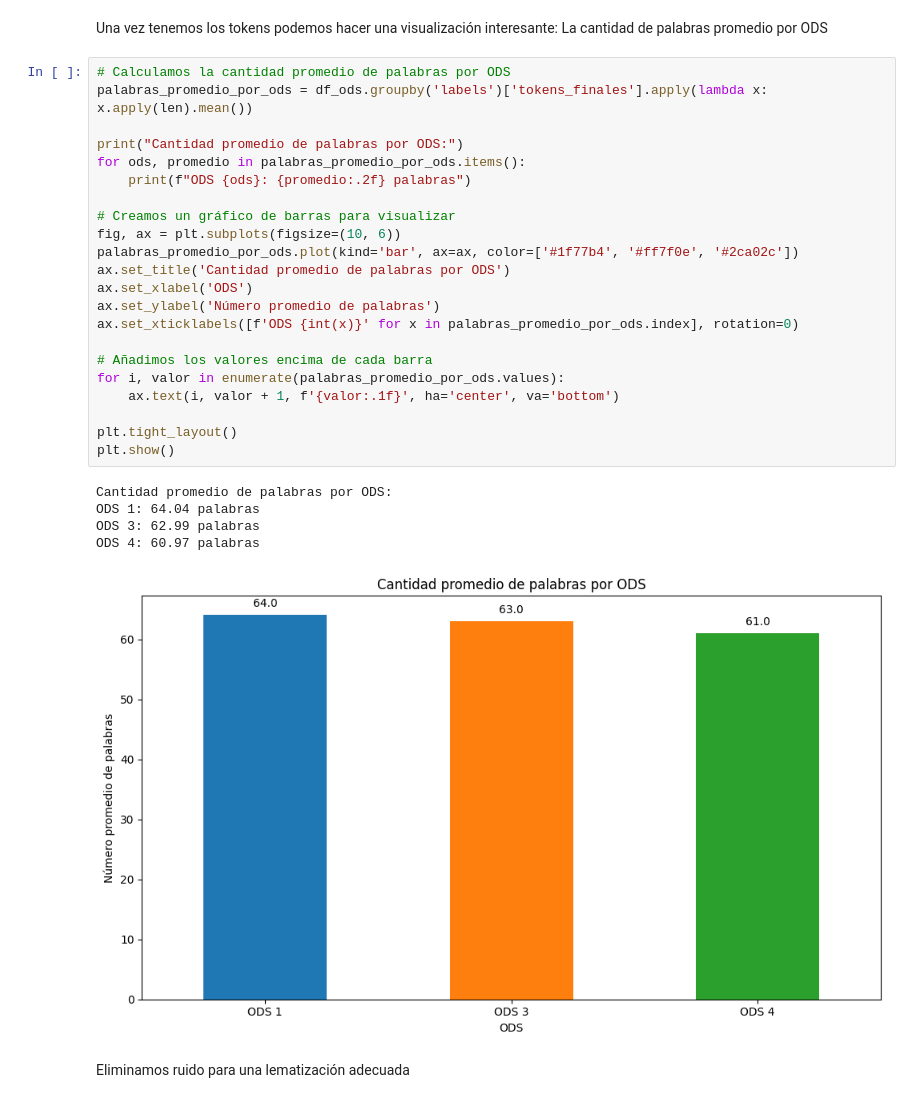
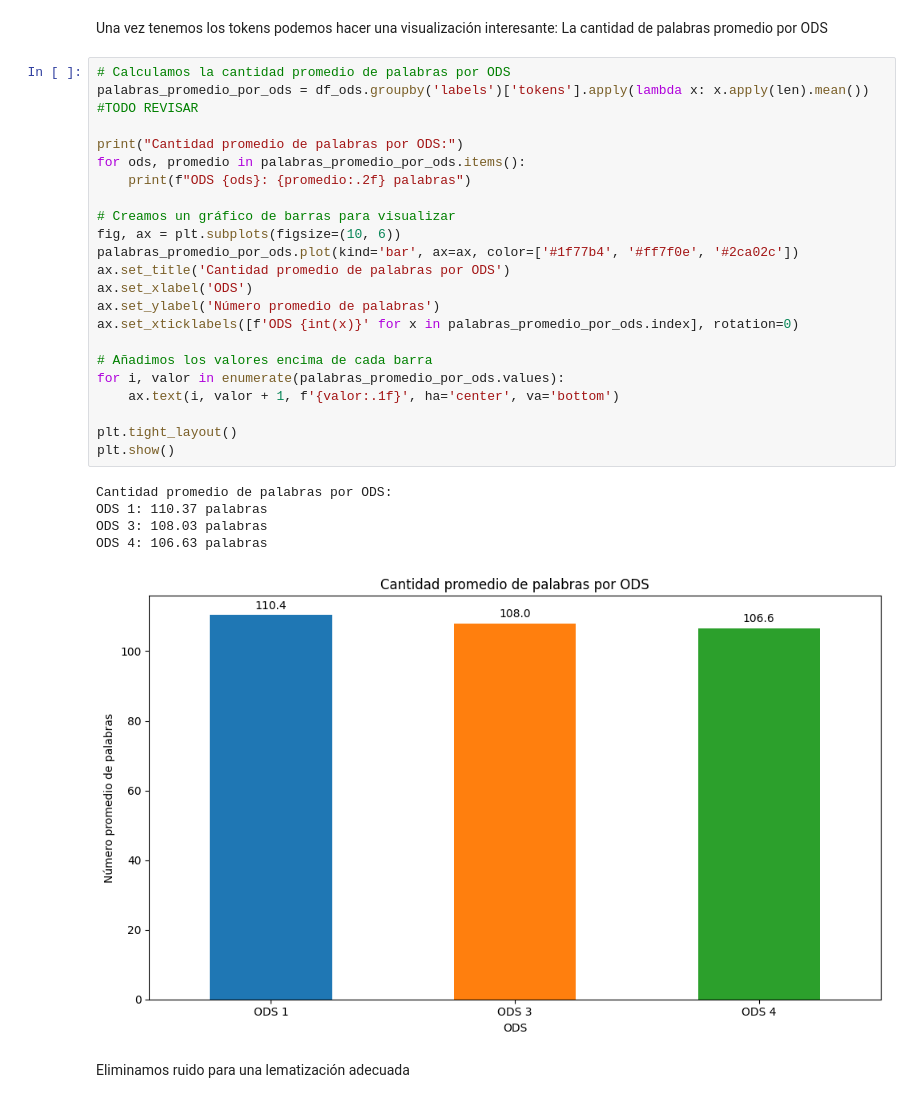
Before and after one commit to AnaHernandez20/Proyecto1E1-BI, a Jupyter notebook: Etapa1_ODS.ipynb, the cells around one changed output. Cells and saved outputs as stored; diff of their text form.

```diff
--- a/Etapa1_ODS.ipynb
+++ b/Etapa1_ODS.ipynb
@@ -324,32 +324,32 @@ df_ods[['textos', 'tokens']].head()
 Una vez tenemos los tokens podemos hacer una visualización interesante: La cantidad de palabras promedio por ODS
 # %%
 # Calculamos la cantidad promedio de palabras por ODS
-palabras_promedio_por_ods = df_ods.groupby('labels')['tokens_finales'].apply(lambda x: x.apply(len).mean())
+palabras_promedio_por_ods = df_ods.groupby('labels')['tokens'].apply(lambda x: x.apply(len).mean()) #TODO REVISAR
 
 print("Cantidad promedio de palabras por ODS:")
 for ods, promedio in palabras_promedio_por_ods.items():
     print(f"ODS {ods}: {promedio:.2f} palabras")
 
 # Creamos un gráfico de barras para visualizar
 fig, ax = plt.subplots(figsize=(10, 6))
 palabras_promedio_por_ods.plot(kind='bar', ax=ax, color=['#1f77b4', '#ff7f0e', '#2ca02c'])
 ax.set_title('Cantidad promedio de palabras por ODS')
 ax.set_xlabel('ODS')
 ax.set_ylabel('Número promedio de palabras')
 ax.set_xticklabels([f'ODS {int(x)}' for x in palabras_promedio_por_ods.index], rotation=0)
 
 # Añadimos los valores encima de cada barra
 for i, valor in enumerate(palabras_promedio_por_ods.values):
     ax.text(i, valor + 1, f'{valor:.1f}', ha='center', va='bottom')
 
 plt.tight_layout()
 plt.show()
 # %% [output]
 Cantidad promedio de palabras por ODS:
-ODS 1: 64.04 palabras
-ODS 3: 62.99 palabras
-ODS 4: 60.97 palabras
+ODS 1: 110.37 palabras
+ODS 3: 108.03 palabras
+ODS 4: 106.63 palabras
-[figure, old version]
+[figure, new version]
 # %% [markdown]
 Eliminamos ruido para una lematización adecuada
 # %%
```
Also changed, not shown: parts of 17 cells of this notebook.
